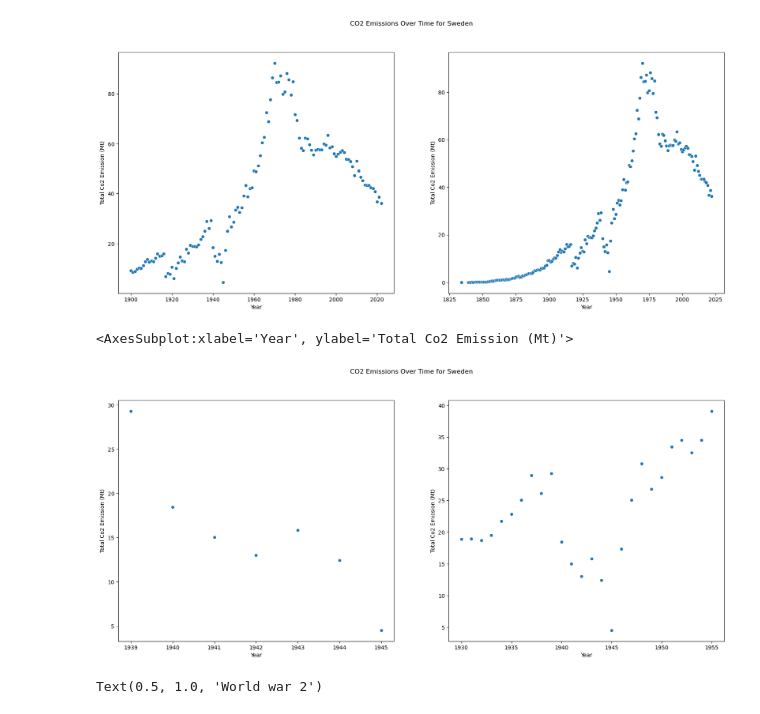
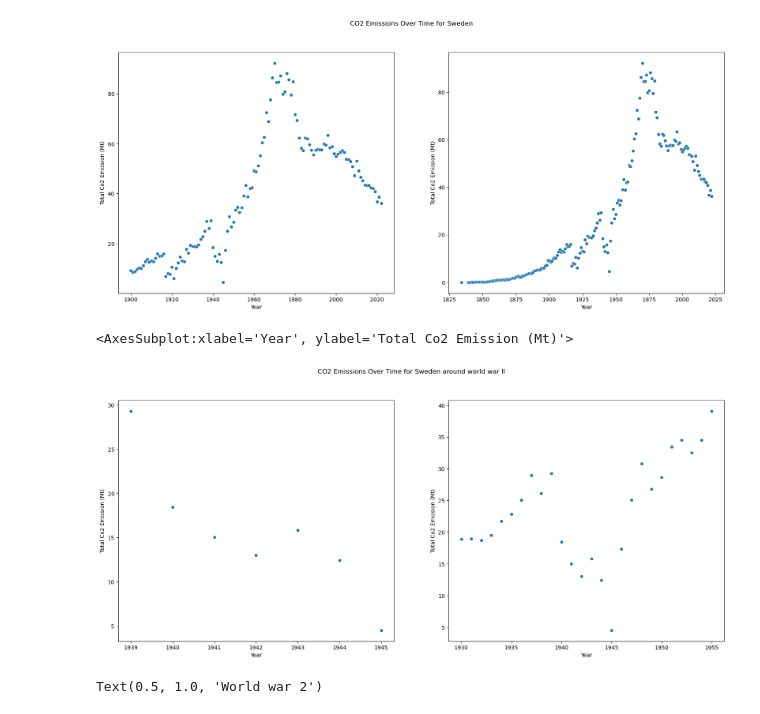
Before and after one commit to Chelsan98/Thesis_EDA_Markus_Oscar, a Jupyter notebook: EDA_CO2.ipynb, the cells around one changed output. Cells and saved outputs as stored; diff of their text form; code cells hidden in the pictures.

```diff
--- a/EDA_CO2.ipynb
+++ b/EDA_CO2.ipynb
@@ -195,17 +197,17 @@ sbn.scatterplot(ax=axes[1], data=dataCo2, x=country_data['Year'], y=country_data
 # %%
 country_name = "Sweden" # Change this line to whatever Country interests you
 country_data = dataCo2[dataCo2['Country'] == country_name]
 
 filtered_data = country_data[(country_data['Year'] >=1939) & (country_data['Year'] <=1945)]
 filtered_data2 = country_data[(country_data['Year'] >=1930) & (country_data['Year'] <=1955)]
 
 fig, axes = plt.subplots(1, 2, sharex=False, figsize=(20,8)) # first number is rows with plots and second number is amount of plots per row.
-fig.suptitle(f'CO2 Emissions Over Time for {country_name} during the world wars')
+fig.suptitle(f'CO2 Emissions Over Time for {country_name} around world war II')
 sbn.scatterplot(ax=axes[0], data=filtered_data, x=filtered_data['Year'], y=filtered_data['Total Co2 Emission (Mt)'])
 sbn.scatterplot(ax=axes[1], data=filtered_data2, x=filtered_data2['Year'], y=filtered_data2['Total Co2 Emission (Mt)'])
 # %% [output]
 <AxesSubplot:xlabel='Year', ylabel='Total Co2 Emission (Mt)'>
-[figure, old version]
+[figure, new version]
 # %%
 country_name = "Sweden" # Change this line to whatever Country interests you
 country_data = dataCo2[dataCo2['Country'] == country_name]
```
Also changed, not shown: parts of 9 cells of this notebook, 1 other file.
